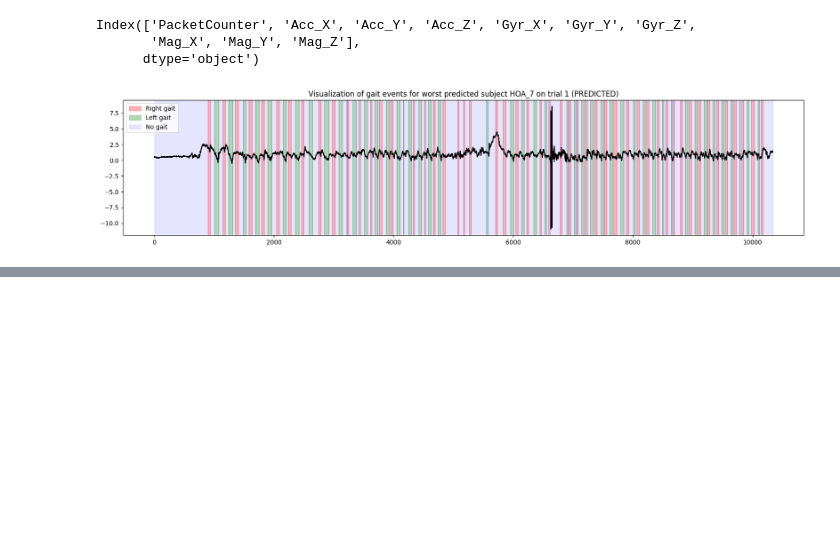
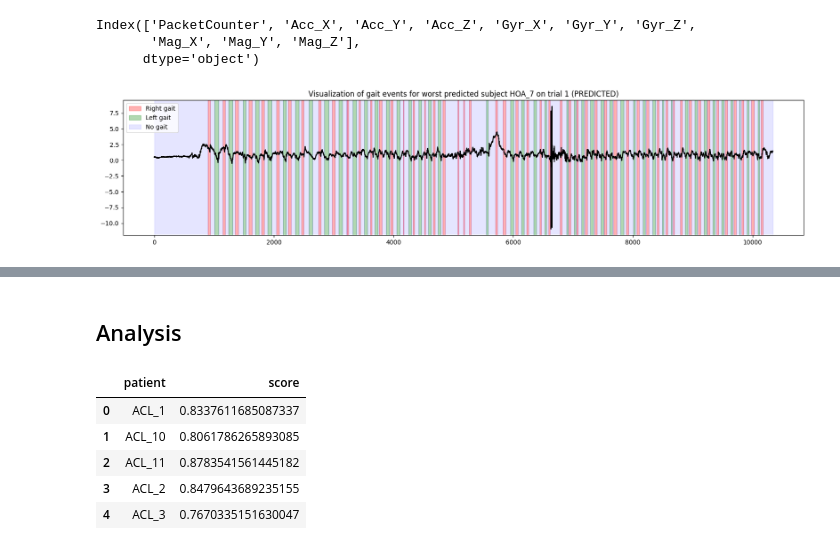
Before and after one commit to EnekoIsturitzSesma/Biosignal-ML-Analysis, a Jupyter notebook: notebooks/GAIT_lstm.ipynb, the cells around one changed output, grey strips where cells are left out. Saved outputs shown, nothing was run; the diff lists cells and outputs as text; code cells hidden in the pictures; blank space fills up the shorter version.

```diff
--- a/notebooks/GAIT.ipynb
+++ b/notebooks/GAIT_lstm.ipynb
@@ -349,0 +354,6 @@ Index(['PacketCounter', 'Acc_X', 'Acc_Y', 'Acc_Z', 'Gyr_X', 'Gyr_Y', 'Gyr_Z',
+# %%
+X, y, subjects = load_dataset_gait(base_path, process="raw", sensors=["LB"], window_size=200, stride=50)
+X = X.astype(np.float32)
+y = y.astype(np.int64)
+# %%
+models_per_subject, results_list = train_model_cv(X, y, subjects, model_name="lstm", epochs=100, lr=0.0003, patience=10, out_dir="../checkpoints/raw_only_back")
@@ -349,0 +386,13 @@ Index(['PacketCounter', 'Acc_X', 'Acc_Y', 'Acc_Z', 'Gyr_X', 'Gyr_Y', 'Gyr_Z',
+# %% [markdown]
+## Analysis
+# %%
+f1_scores = np.vstack((np.unique(subjects), results_list))
+f1_scores = pd.DataFrame(f1_scores.T, columns=['patient', 'score'])
+f1_scores.head()
+# %% [output]
+|  | patient | score |
+| 0 | ACL_1 | 0.8337611685087337 |
+| 1 | ACL_10 | 0.8061786265893085 |
+| 2 | ACL_11 | 0.8783541561445182 |
+| 3 | ACL_2 | 0.8479643689235155 |
+| 4 | ACL_3 | 0.7670335151630047 |
```
Also changed, not shown: parts of 9 cells of this notebook, 2 other files.
